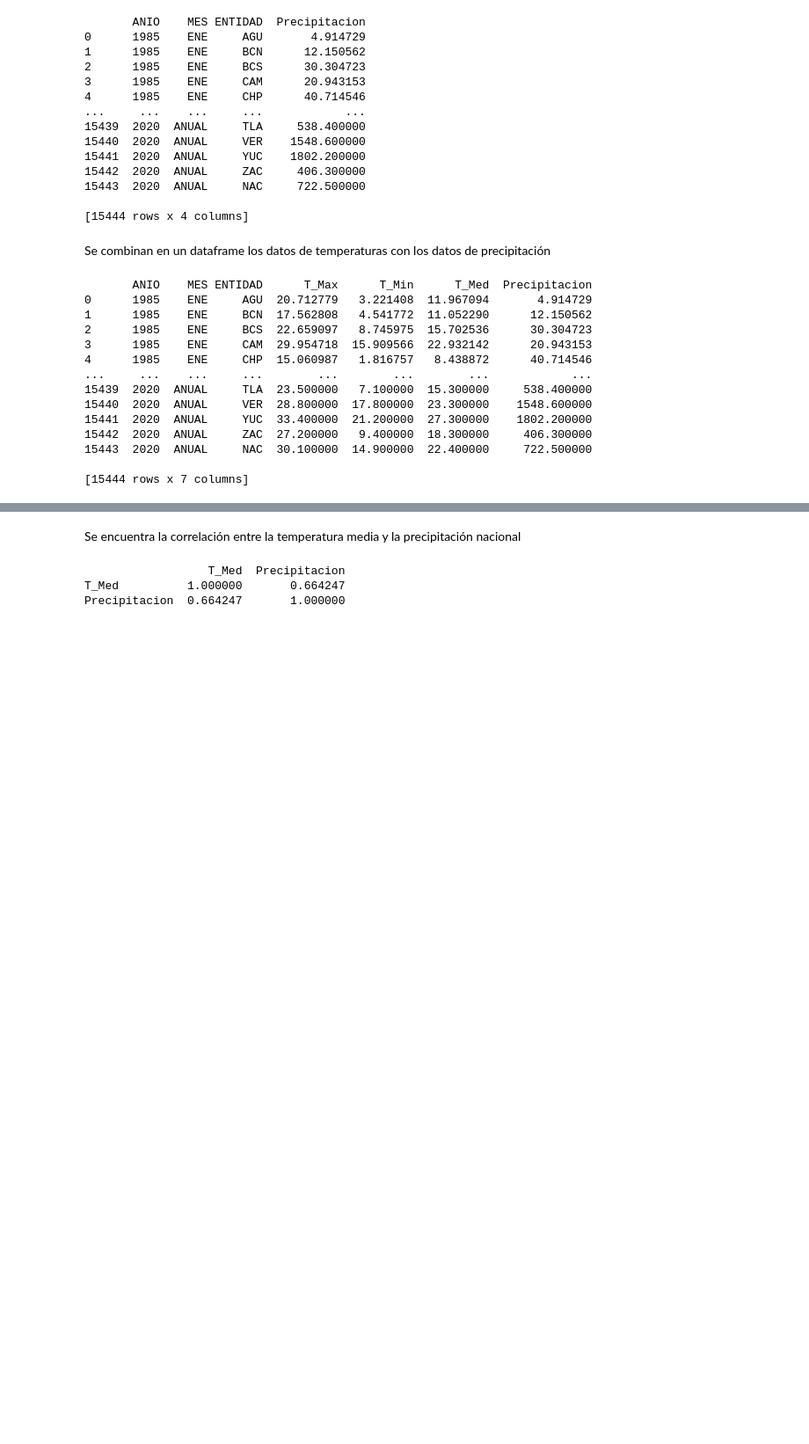
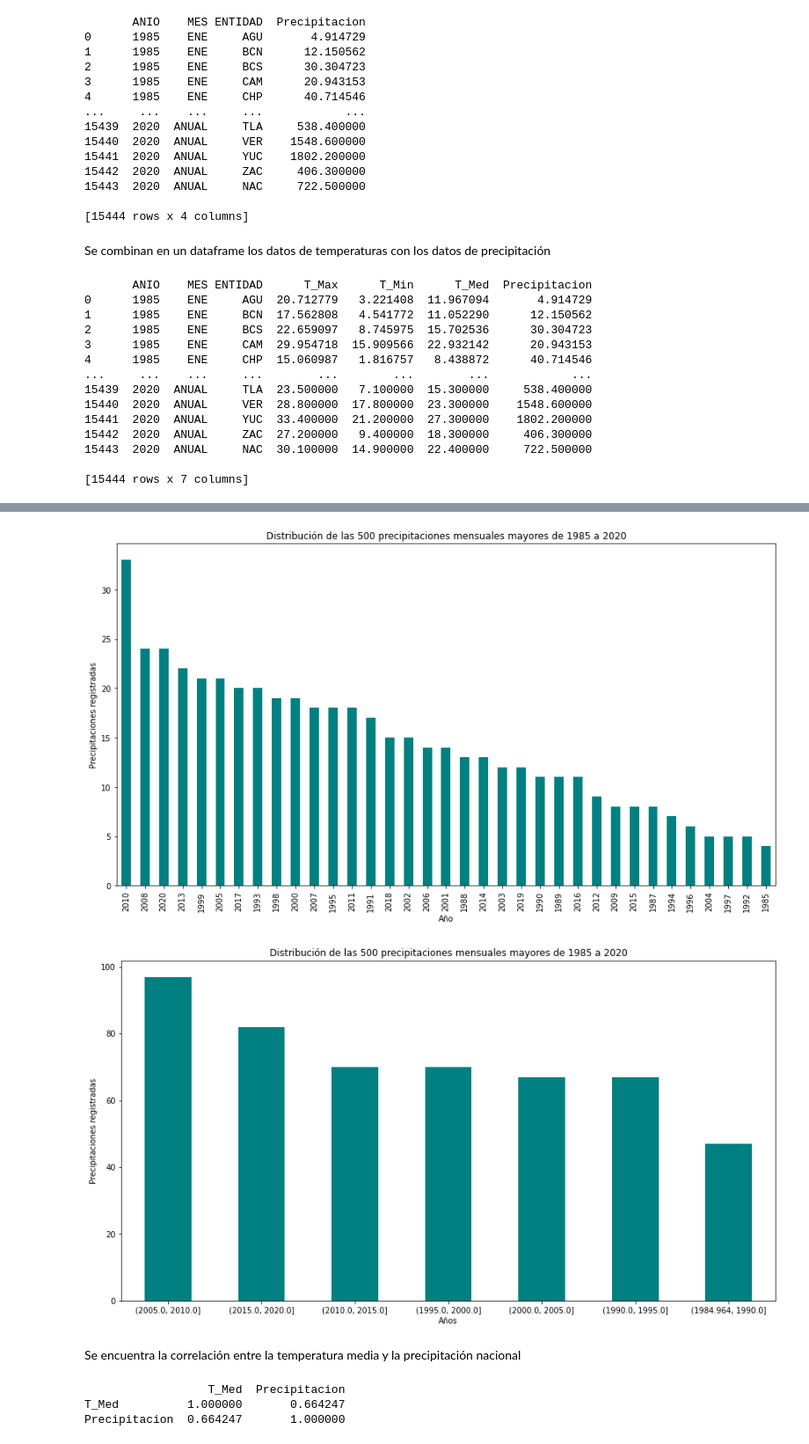
Before and after one commit to AdrianDiazGaxiola/Proyecto-Final, a Jupyter notebook: Precipitación.ipynb, the cells around one changed output, grey strips where cells are left out. Shown at 88% size. Cells and saved outputs as stored; diff of their text form; code cells hidden in the pictures; blank space fills up the shorter version.

```diff
--- a/Precipitación.ipynb
+++ b/Precipitación.ipynb
@@ -146,3 +174,25 @@ print(df)
+# %%
+plt.figure(figsize = (15, 8))
+
+dfmax['ANIO'].value_counts().plot(kind = 'bar', color = 'teal')
+plt.xlabel('Año')
+plt.ylabel('Precipitaciones registradas')
+plt.title('Distribución de las 500 precipitaciones mensuales mayores de 1985 a 2020')
+
+plt.savefig('Distribución de las 500 precipitaciones mensuales mayores de 1985 a 2020.jpg')
+
+plt.figure(figsize = (15, 8))
+
+dfmax['ANIO'].value_counts(bins = 7).plot(kind = 'bar', color = 'teal')
+plt.xlabel('Años')
+plt.xticks(rotation='horizontal')
+plt.ylabel('Precipitaciones registradas')
+plt.title('Distribución de las 500 precipitaciones mensuales mayores de 1985 a 2020')
+
+plt.savefig('Distribución de las 500 precipitaciones mensuales mayores por lustro de 1985 a 2020.jpg')
+# %% [output]
+[figure, added]
+[figure, added]
 # %% [markdown]
 Se encuentra la correlación entre la temperatura media y la precipitación nacional
 # %%
```
Also changed, not shown: parts of 5 cells of this notebook.
